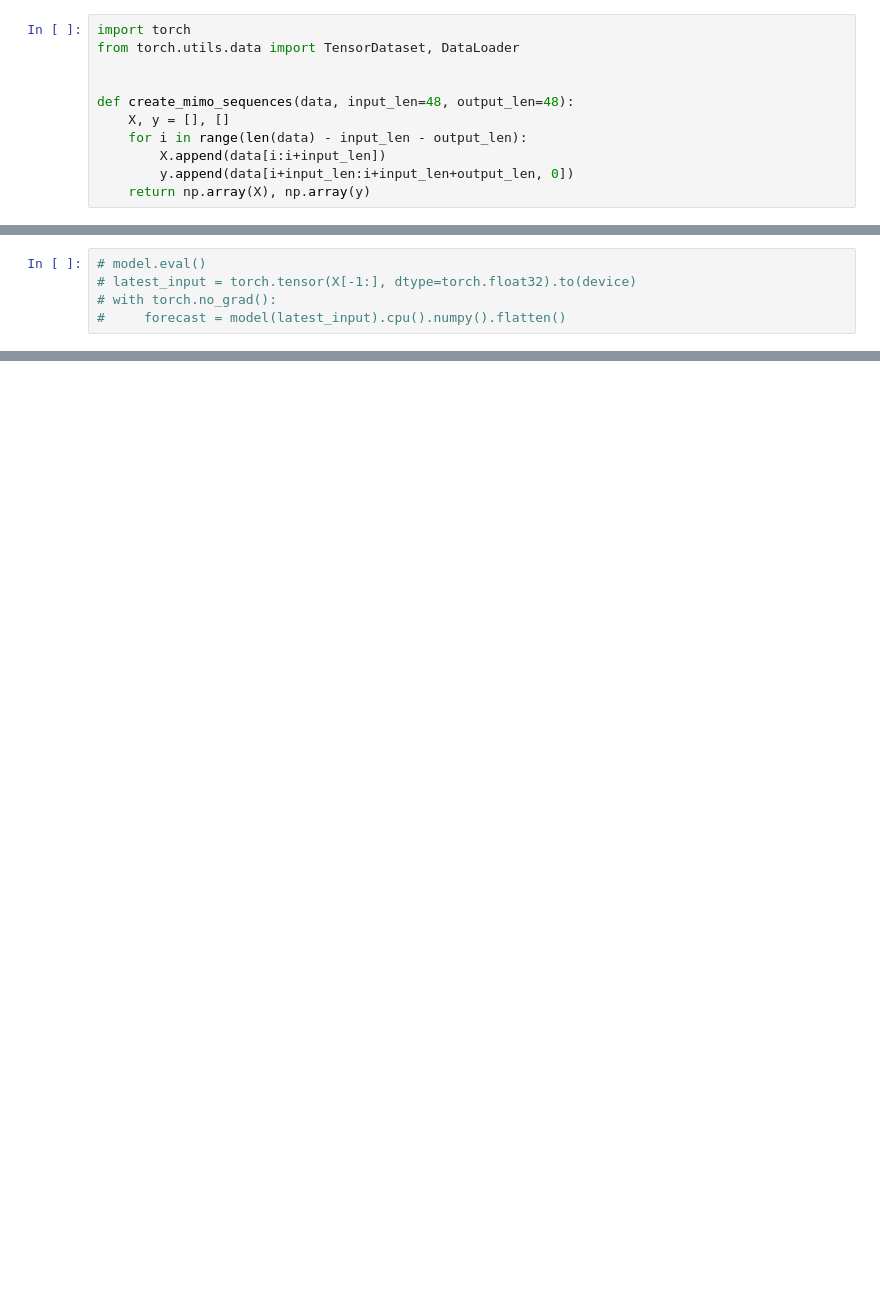
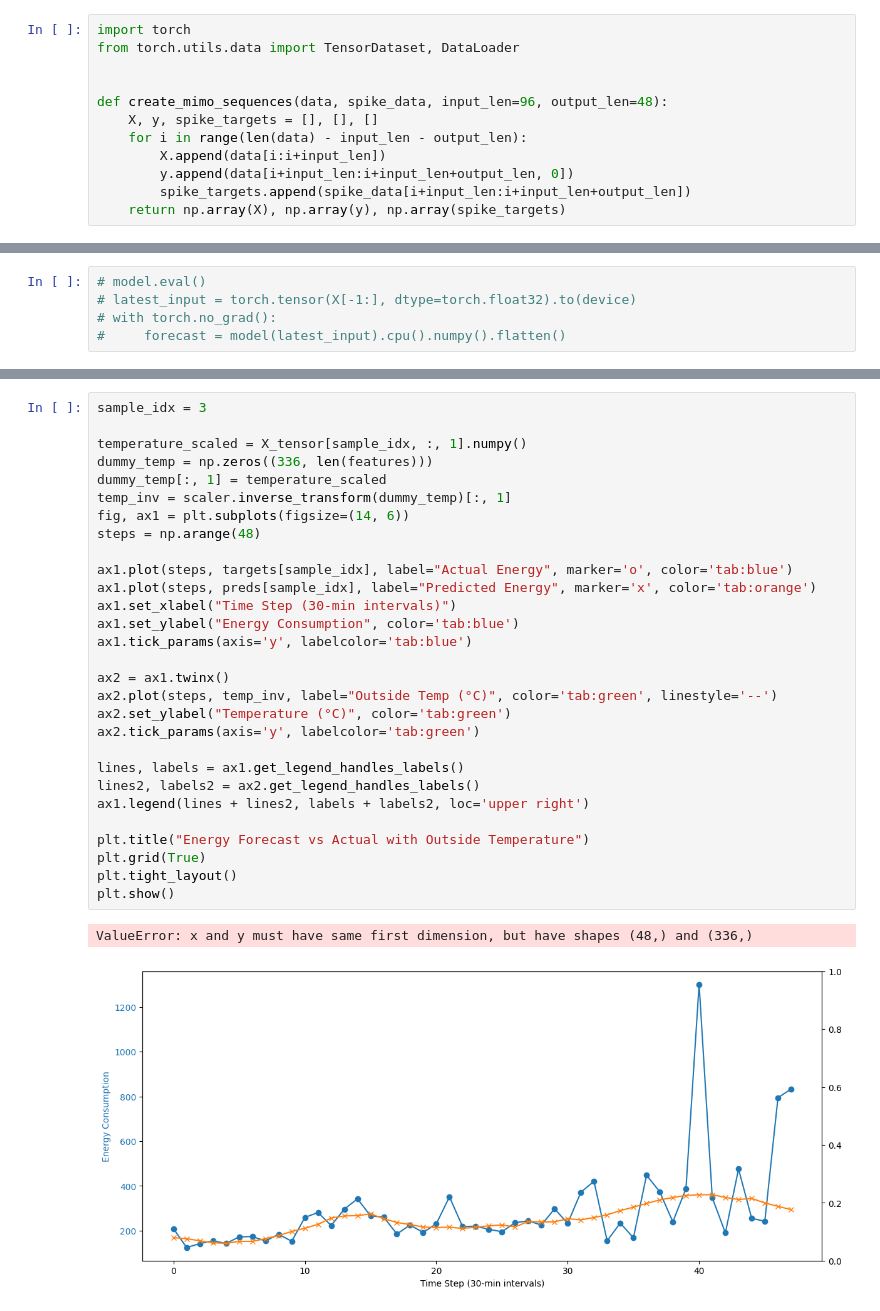
Before and after one commit to Kperis/Thesis_NILM, a Jupyter notebook: energy_forecast.ipynb, the cells around one changed output, grey strips where cells are left out. Cells and saved outputs as stored; diff of their text form; blank space fills up the shorter version.

Commit message:
improveement on energy spike forecast and Tin forecast initialize

```diff
--- a/energy_forecast.ipynb
+++ b/energy_forecast.ipynb
@@ -27,12 +42,13 @@ import torch
 from torch.utils.data import TensorDataset, DataLoader
 
 
-def create_mimo_sequences(data, input_len=48, output_len=48):
-    X, y = [], []
+def create_mimo_sequences(data, spike_data, input_len=96, output_len=48):
+    X, y, spike_targets = [], [], []
     for i in range(len(data) - input_len - output_len):
         X.append(data[i:i+input_len])
         y.append(data[i+input_len:i+input_len+output_len, 0])
-    return np.array(X), np.array(y)
+        spike_targets.append(spike_data[i+input_len:i+input_len+output_len])
+    return np.array(X), np.array(y), np.array(spike_targets)
 # %%
 import torch.nn as nn
 import matplotlib.pyplot as plt
@@ -218,0 +368,32 @@ Epoch 100, Loss: 0.0063
+# %%
+sample_idx = 3
+
+temperature_scaled = X_tensor[sample_idx, :, 1].numpy()
+dummy_temp = np.zeros((336, len(features)))
+dummy_temp[:, 1] = temperature_scaled
+temp_inv = scaler.inverse_transform(dummy_temp)[:, 1]
+fig, ax1 = plt.subplots(figsize=(14, 6))
+steps = np.arange(48)
+
+ax1.plot(steps, targets[sample_idx], label="Actual Energy", marker='o', color='tab:blue')
+ax1.plot(steps, preds[sample_idx], label="Predicted Energy", marker='x', color='tab:orange')
+ax1.set_xlabel("Time Step (30-min intervals)")
+ax1.set_ylabel("Energy Consumption", color='tab:blue')
+ax1.tick_params(axis='y', labelcolor='tab:blue')
+
+ax2 = ax1.twinx()
+ax2.plot(steps, temp_inv, label="Outside Temp (°C)", color='tab:green', linestyle='--')
+ax2.set_ylabel("Temperature (°C)", color='tab:green')
+ax2.tick_params(axis='y', labelcolor='tab:green')
+
+lines, labels = ax1.get_legend_handles_labels()
+lines2, labels2 = ax2.get_legend_handles_labels()
+ax1.legend(lines + lines2, labels + labels2, loc='upper right')
+
+plt.title("Energy Forecast vs Actual with Outside Temperature")
+plt.grid(True)
+plt.tight_layout()
+plt.show()
+# %% [output]
+ValueError: x and y must have same first dimension, but have shapes (48,) and (336,)
+[figure, added]
```
Also changed, not shown: parts of 3 cells of this notebook, 1 other file.
